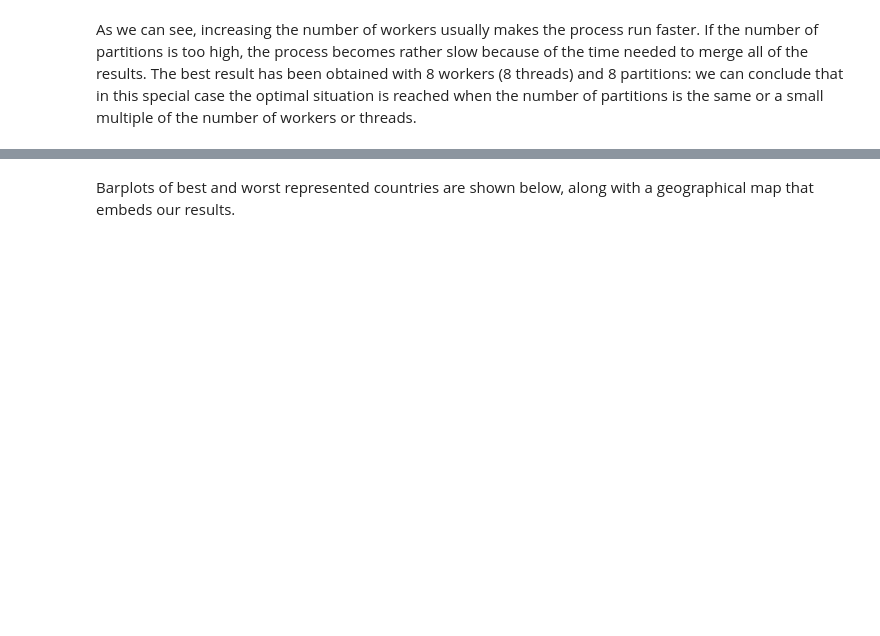
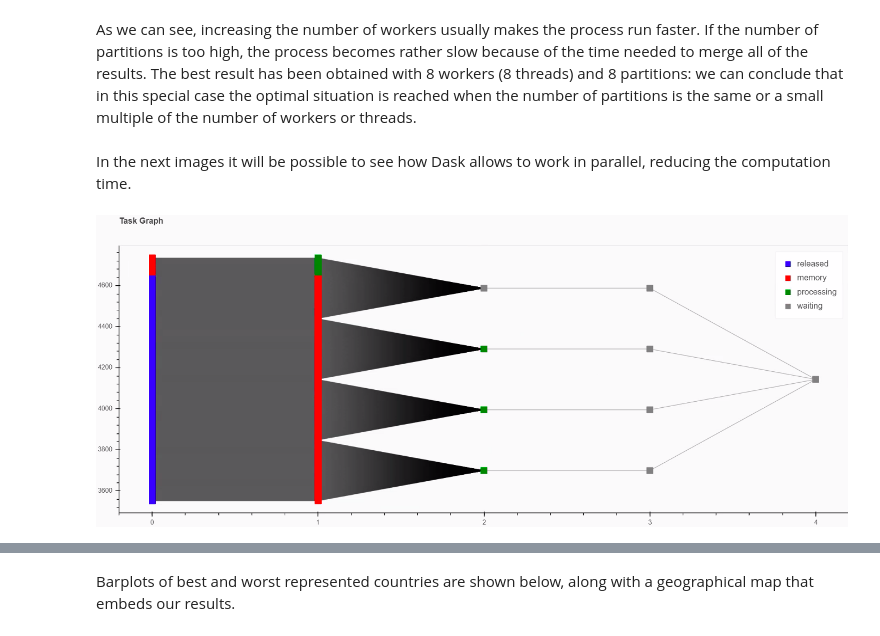
Before and after one commit to GhidoniR/Meta_Analysis_of_COVID_papers, a Jupyter notebook: COVID_project_notebook_FINALRUN-2 (1).ipynb, the cells around one changed output, grey strips where cells are left out. Saved outputs shown, nothing was run; the diff lists cells and outputs as text; code cells hidden in the pictures; blank space fills up the shorter version.

```diff
--- a/COVID_project_notebook_deepnote.ipynb
+++ b/COVID_project_notebook_FINALRUN-2 (1).ipynb
@@ -271,0 +377,7 @@ As we can see, increasing the number of workers usually makes the process run fa
+# %% [markdown]
+In the next images it will be possible to see how Dask allows to work in parallel, reducing the computation time.
+# %%
+img = Image.open('4part.png')
+img.show()
+# %% [output]
+[figure, added]
```
Also changed, not shown: parts of 44 cells of this notebook, 8 other files.
